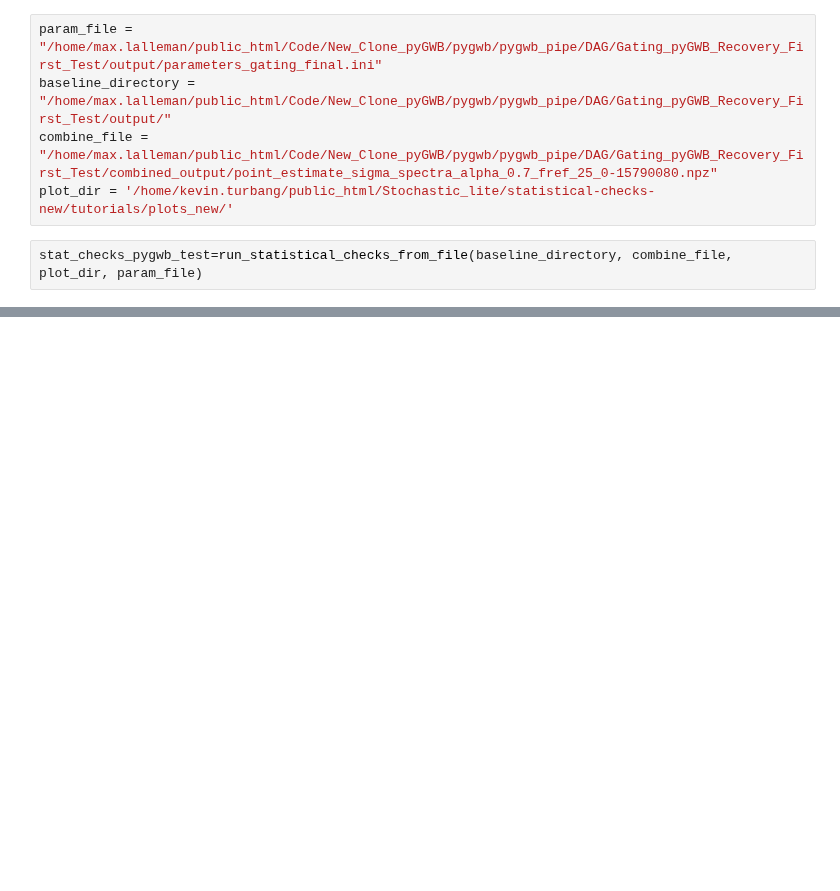
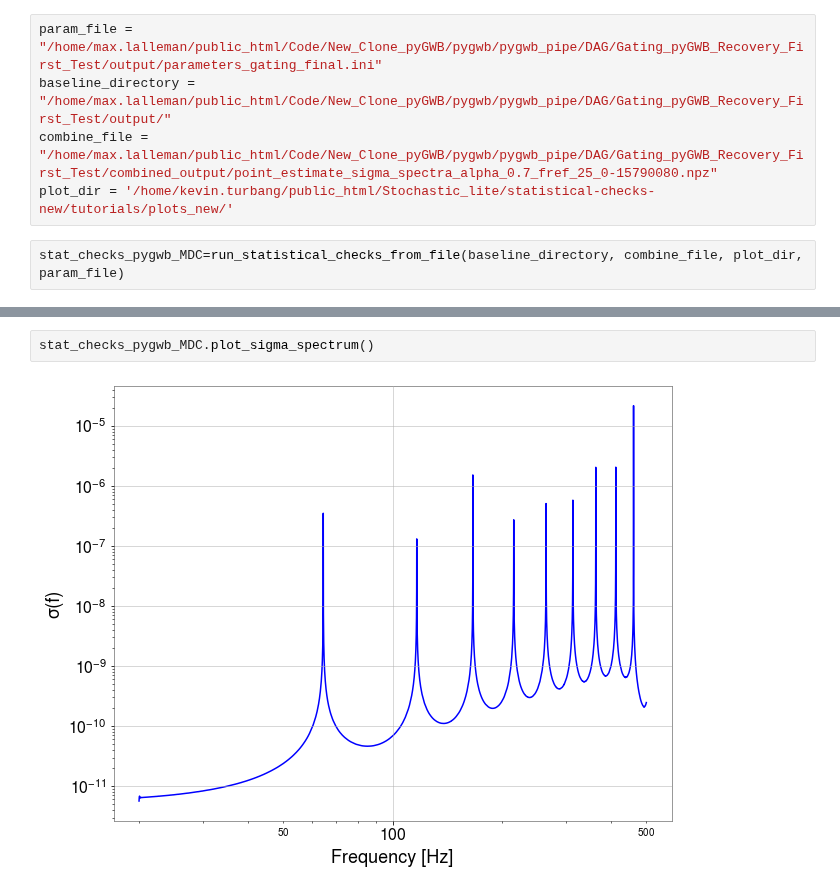
Before and after one commit to a-renzini/pygwb, a Jupyter notebook: tutorials/run_statistical_checks.ipynb, the cells around one changed output, grey strips where cells are left out. Cells and saved outputs as stored; diff of their text form; blank space fills up the shorter version.

```diff
--- a/tutorials/run_statistical_checks.ipynb
+++ b/tutorials/run_statistical_checks.ipynb
@@ -448,5 +132,5 @@ baseline_directory = "/home/max.lalleman/public_html/Code/New_Clone_pyGWB/pygwb/
 combine_file = "/home/max.lalleman/public_html/Code/New_Clone_pyGWB/pygwb/pygwb_pipe/DAG/Gating_pyGWB_Recovery_First_Test/combined_output/point_estimate_sigma_spectra_alpha_0.7_fref_25_0-15790080.npz"
 plot_dir = '/home/kevin.turbang/public_html/Stochastic_lite/statistical-checks-new/tutorials/plots_new/'
 # %%
-stat_checks_pygwb_test=run_statistical_checks_from_file(baseline_directory, combine_file, plot_dir, param_file)
+stat_checks_pygwb_MDC=run_statistical_checks_from_file(baseline_directory, combine_file, plot_dir, param_file)
 # %% [output]
@@ -485,0 +188,4 @@ stat_checks_pygwb_test.generate_all_plots()
+# %%
+stat_checks_pygwb_MDC.plot_sigma_spectrum()
+# %% [output]
+[figure, added]
```
Also changed, not shown: parts of 174 cells of this notebook, 2 other files.
